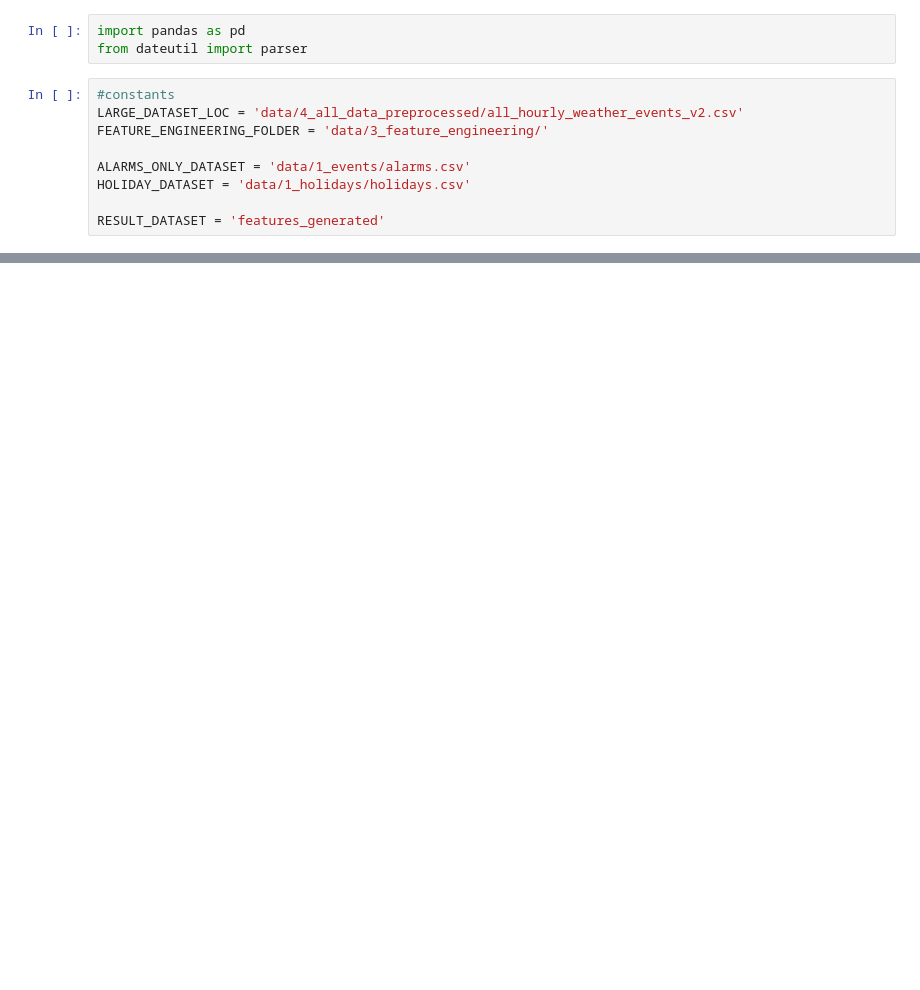
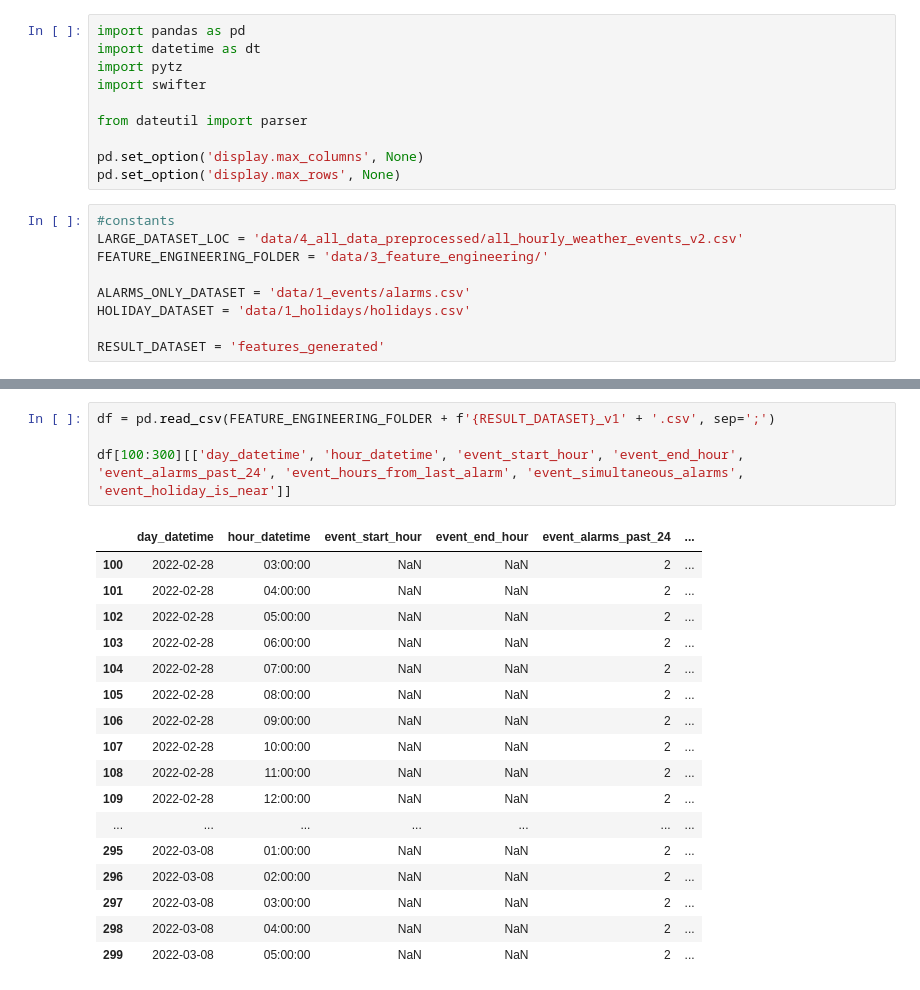
Before and after one commit to tmyroniuk/Naukma_api_project, a Jupyter notebook: 2.4. Feature Engineering.ipynb, the cells around one changed output, grey strips where cells are left out. Cells and saved outputs as stored; diff of their text form; blank space fills up the shorter version.

```diff
--- a/2.4. Feature Engineering.ipynb
+++ b/2.4. Feature Engineering.ipynb
@@ -1,6 +1,13 @@
 # %%
 import pandas as pd
+import datetime as dt
+import pytz
+import swifter
+
 from dateutil import parser
+
+pd.set_option('display.max_columns', None)
+pd.set_option('display.max_rows', None)
 # %%
 #constants
 LARGE_DATASET_LOC = 'data/4_all_data_preprocessed/all_hourly_weather_events_v2.csv'
@@ -140,0 +151,22 @@ start holiday_is_near
+# %%
+df = pd.read_csv(FEATURE_ENGINEERING_FOLDER + f'{RESULT_DATASET}_v1' + '.csv', sep=';')
+
+df[100:300][['day_datetime', 'hour_datetime', 'event_start_hour', 'event_end_hour', 'event_alarms_past_24', 'event_hours_from_last_alarm', 'event_simultaneous_alarms', 'event_holiday_is_near']]
+# %% [output]
+|  | day_datetime | hour_datetime | event_start_hour | event_end_hour | event_alarms_past_24 | ... |
+| 100 | 2022-02-28 | 03:00:00 | NaN | NaN | 2 | ... |
+| 101 | 2022-02-28 | 04:00:00 | NaN | NaN | 2 | ... |
+| 102 | 2022-02-28 | 05:00:00 | NaN | NaN | 2 | ... |
+| 103 | 2022-02-28 | 06:00:00 | NaN | NaN | 2 | ... |
+| 104 | 2022-02-28 | 07:00:00 | NaN | NaN | 2 | ... |
+| 105 | 2022-02-28 | 08:00:00 | NaN | NaN | 2 | ... |
+| 106 | 2022-02-28 | 09:00:00 | NaN | NaN | 2 | ... |
+| 107 | 2022-02-28 | 10:00:00 | NaN | NaN | 2 | ... |
+| 108 | 2022-02-28 | 11:00:00 | NaN | NaN | 2 | ... |
+| 109 | 2022-02-28 | 12:00:00 | NaN | NaN | 2 | ... |
+| ... | ... | ... | ... | ... | ... | ... |
+| 295 | 2022-03-08 | 01:00:00 | NaN | NaN | 2 | ... |
+| 296 | 2022-03-08 | 02:00:00 | NaN | NaN | 2 | ... |
+| 297 | 2022-03-08 | 03:00:00 | NaN | NaN | 2 | ... |
+| 298 | 2022-03-08 | 04:00:00 | NaN | NaN | 2 | ... |
+| 299 | 2022-03-08 | 05:00:00 | NaN | NaN | 2 | ... |
```
Also changed, not shown: parts of 5 cells of this notebook, 13 other files.
